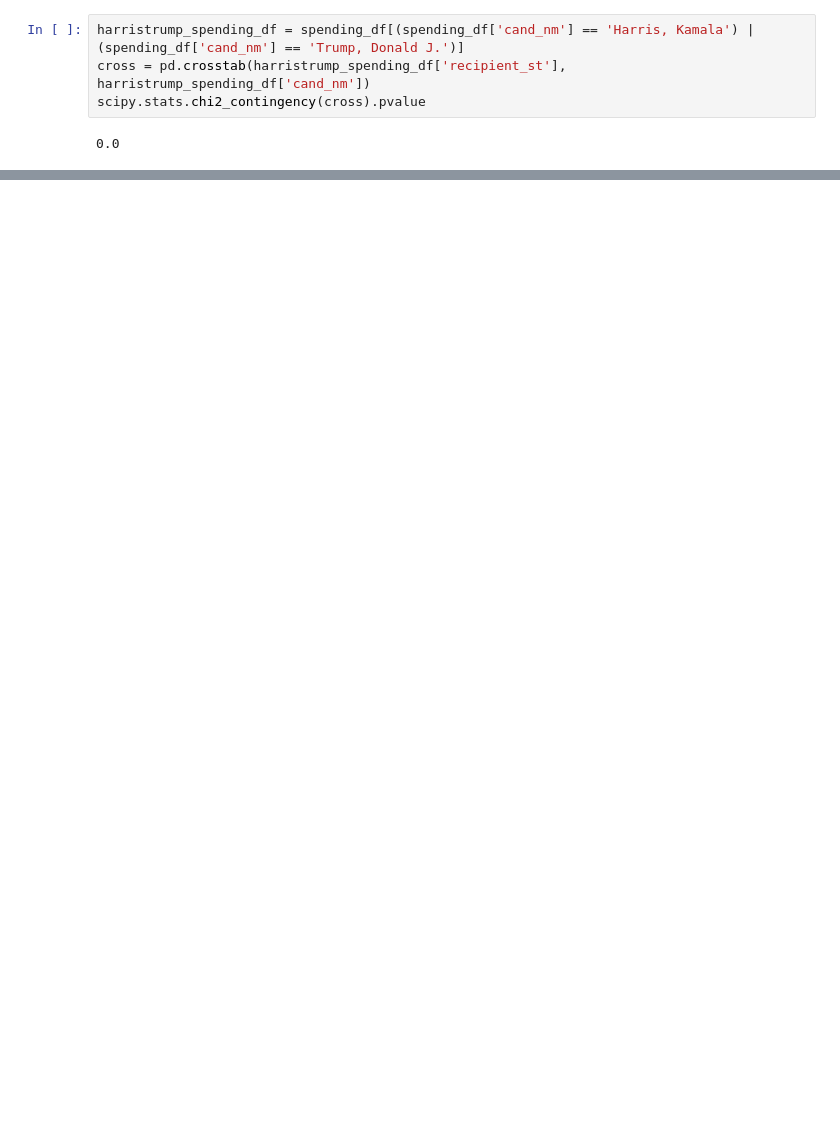
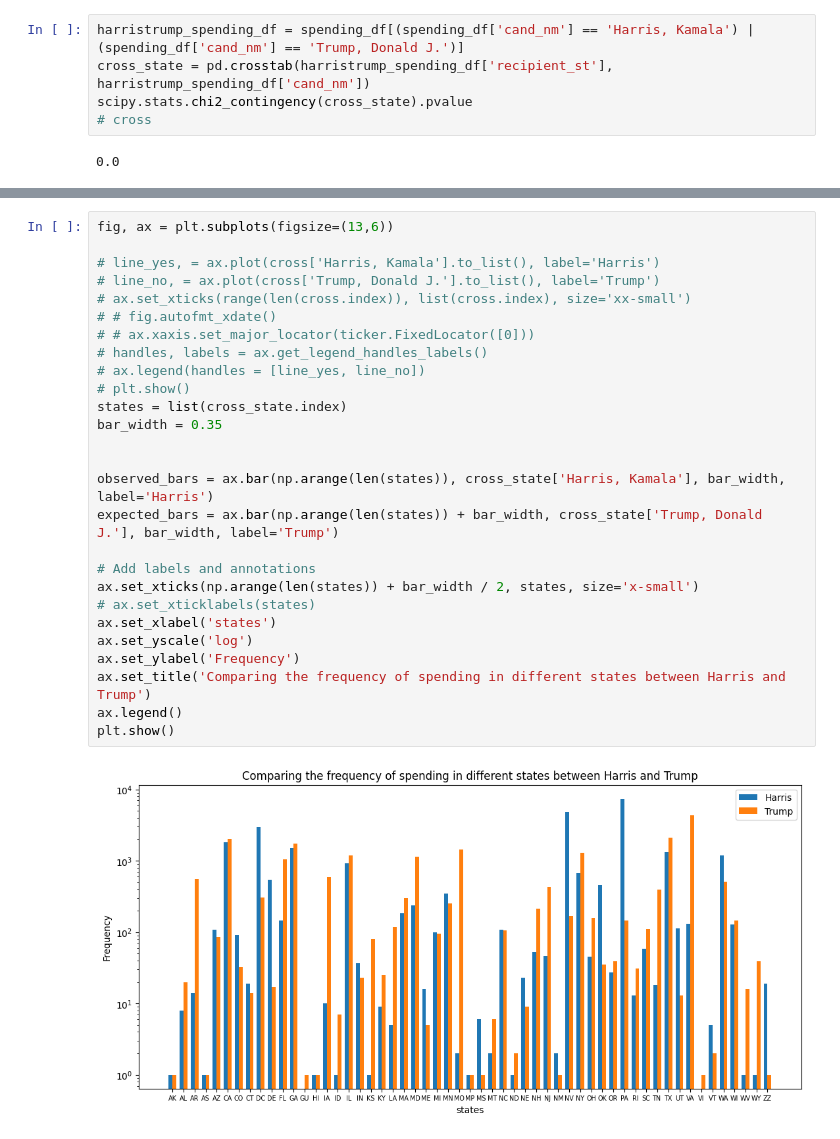
Before and after one commit to wellsGarrison/320Project, a Jupyter notebook: final_project.ipynb, the cells around one changed output, grey strips where cells are left out. Saved outputs shown, nothing was run; the diff lists cells and outputs as text; blank space fills up the shorter version.

Commit message:
fixed plot for states, plot for categories should be removed

```diff
--- a/final_project.ipynb
+++ b/final_project.ipynb
@@ -96,8 +98,9 @@ plt.show()
 Conduct a chi-squared test to see if Harris and Trump have similar spending patterns state by state, as in do they both focus on the same states?
 # %%
 harristrump_spending_df = spending_df[(spending_df['cand_nm'] == 'Harris, Kamala') | (spending_df['cand_nm'] == 'Trump, Donald J.')]
-cross = pd.crosstab(harristrump_spending_df['recipient_st'], harristrump_spending_df['cand_nm'])
-scipy.stats.chi2_contingency(cross).pvalue
+cross_state = pd.crosstab(harristrump_spending_df['recipient_st'], harristrump_spending_df['cand_nm'])
+scipy.stats.chi2_contingency(cross_state).pvalue
+# cross
 # %% [output]
 0.0
 # %%
@@ -114,0 +118,29 @@ plt.show()
+# %%
+fig, ax = plt.subplots(figsize=(13,6))
+
+# line_yes, = ax.plot(cross['Harris, Kamala'].to_list(), label='Harris')
+# line_no, = ax.plot(cross['Trump, Donald J.'].to_list(), label='Trump')
+# ax.set_xticks(range(len(cross.index)), list(cross.index), size='xx-small')
+# # fig.autofmt_xdate()
+# # ax.xaxis.set_major_locator(ticker.FixedLocator([0]))
+# handles, labels = ax.get_legend_handles_labels()
+# ax.legend(handles = [line_yes, line_no])
+# plt.show()
+states = list(cross_state.index)
+bar_width = 0.35
+
+
+observed_bars = ax.bar(np.arange(len(states)), cross_state['Harris, Kamala'], bar_width, label='Harris')
+expected_bars = ax.bar(np.arange(len(states)) + bar_width, cross_state['Trump, Donald J.'], bar_width, label='Trump')
+
+# Add labels and annotations
+ax.set_xticks(np.arange(len(states)) + bar_width / 2, states, size='x-small')
+# ax.set_xticklabels(states)
+ax.set_xlabel('states')
+ax.set_yscale('log')
+ax.set_ylabel('Frequency')
+ax.set_title('Comparing the frequency of spending in different states between Harris and Trump')
+ax.legend()
+plt.show()
+# %% [output]
+[figure, added]
```
Also changed, not shown: parts of 5 cells of this notebook.
